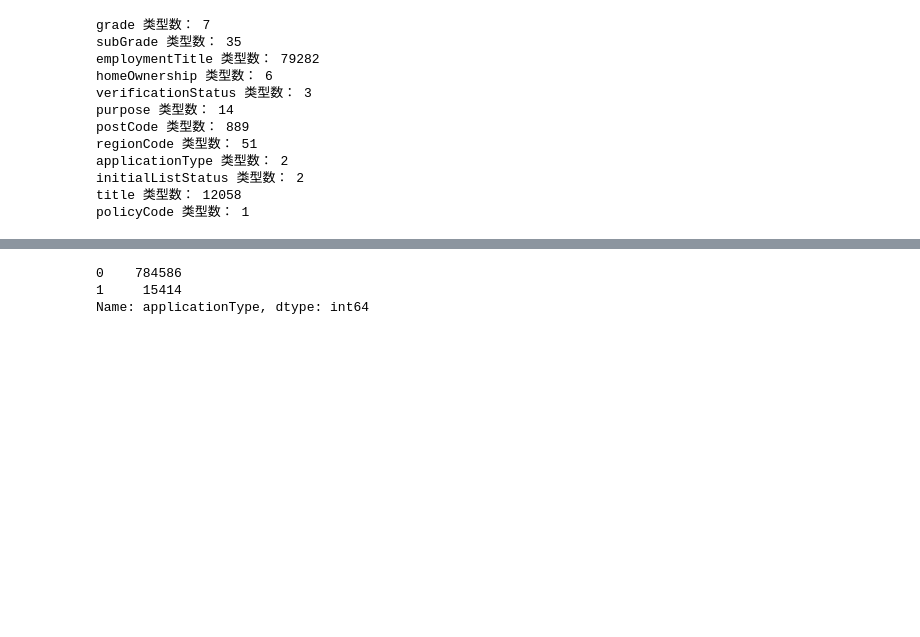
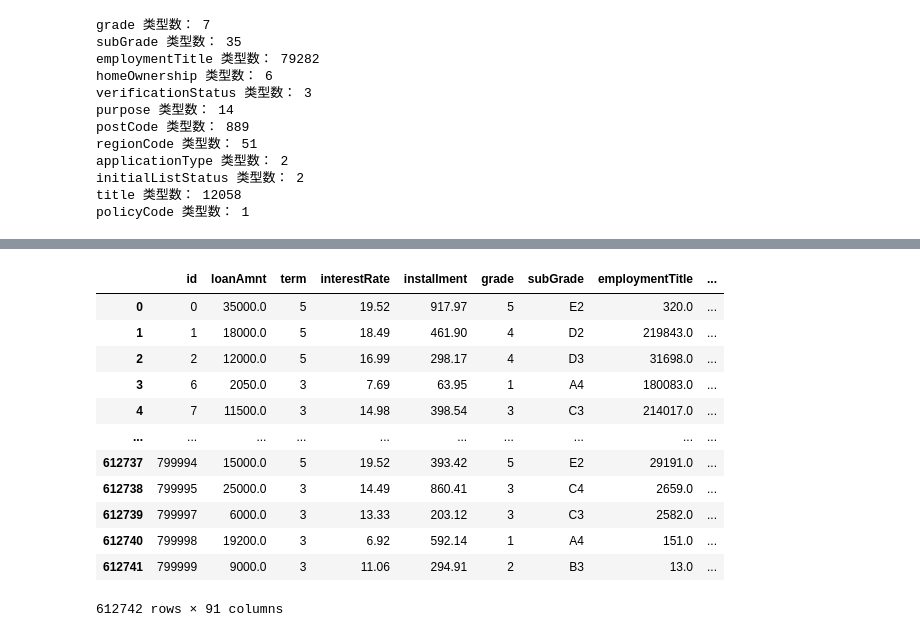
Before and after one commit to highroom/FinancialRiskControl, a Jupyter notebook: Task3 特征工程.ipynb, the cells around one changed output, grey strips where cells are left out. Saved outputs shown, nothing was run; the diff lists cells and outputs as text; code cells hidden in the pictures; blank space fills up the shorter version.

```diff
--- a/Task3 特征工程.ipynb
+++ b/Task3 特征工程.ipynb
@@ -161,6 +238,16 @@ for data in [data_train, data_test_a]:
 # %%
-data_train['applicationType'].value_counts()
+data_train
 # %% [output]
+|  | id | loanAmnt | term | interestRate | installment | grade | subGrade | employmentTitle | ... |
+| 0 | 0 | 35000.0 | 5 | 19.52 | 917.97 | 5 | E2 | 320.0 | ... |
+| 1 | 1 | 18000.0 | 5 | 18.49 | 461.90 | 4 | D2 | 219843.0 | ... |
+| 2 | 2 | 12000.0 | 5 | 16.99 | 298.17 | 4 | D3 | 31698.0 | ... |
+| 3 | 6 | 2050.0 | 3 | 7.69 | 63.95 | 1 | A4 | 180083.0 | ... |
+| 4 | 7 | 11500.0 | 3 | 14.98 | 398.54 | 3 | C3 | 214017.0 | ... |
+| ... | ... | ... | ... | ... | ... | ... | ... | ... | ... |
+| 612737 | 799994 | 15000.0 | 5 | 19.52 | 393.42 | 5 | E2 | 29191.0 | ... |
+| 612738 | 799995 | 25000.0 | 3 | 14.49 | 860.41 | 3 | C4 | 2659.0 | ... |
+| 612739 | 799997 | 6000.0 | 3 | 13.33 | 203.12 | 3 | C3 | 2582.0 | ... |
+| 612740 | 799998 | 19200.0 | 3 | 6.92 | 592.14 | 1 | A4 | 151.0 | ... |
+| 612741 | 799999 | 9000.0 | 3 | 11.06 | 294.91 | 2 | B3 | 13.0 | ... |
-0    784586
-1     15414
-Name: applicationType, dtype: int64
+612742 rows × 91 columns
```
Also changed, not shown: parts of 26 cells of this notebook.
